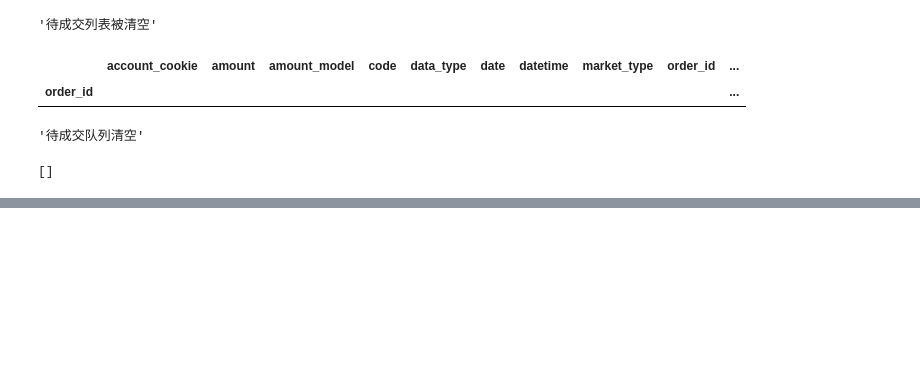
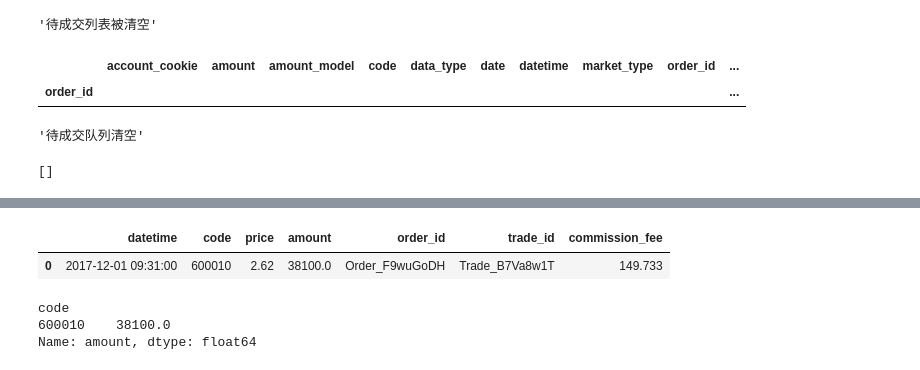
Before and after one commit to yutiansut/QUANTAXIS, a Jupyter notebook: jupyterexample/QA_MARKETENGINE.ipynb, the cells around one changed output, grey strips where cells are left out. Saved outputs shown, nothing was run; the diff lists cells and outputs as text; code cells hidden in the pictures; blank space fills up the shorter version.

```diff
--- a/jupyterexample/QA_MARKETENGINE.ipynb
+++ b/jupyterexample/QA_MARKETENGINE.ipynb
@@ -258,0 +210,2 @@ market.session[a_1].sell_available
+# %%
+ac=market.session[a_1]
@@ -259,3 +214,16 @@ market.session[a_1].sell_available
+# %%
+l=pd.DataFrame(data=ac.history,columns=ac._history_headers)
+# %%
+l
+# %% [output]
+|  | datetime | code | price | amount | order_id | trade_id | commission_fee |
+| 0 | 2017-12-01 09:31:00 | 600010 | 2.62 | 38100.0 | Order_F9wuGoDH | Trade_B7Va8w1T | 149.733 |
+# %%
+l.groupby('code').amount.sum()
+# %% [output]
+code
+600010    38100.0
+Name: amount, dtype: float64
 # %%
 """
 持仓表增加
```
Also changed, not shown: parts of 32 cells of this notebook, 4 other files.
